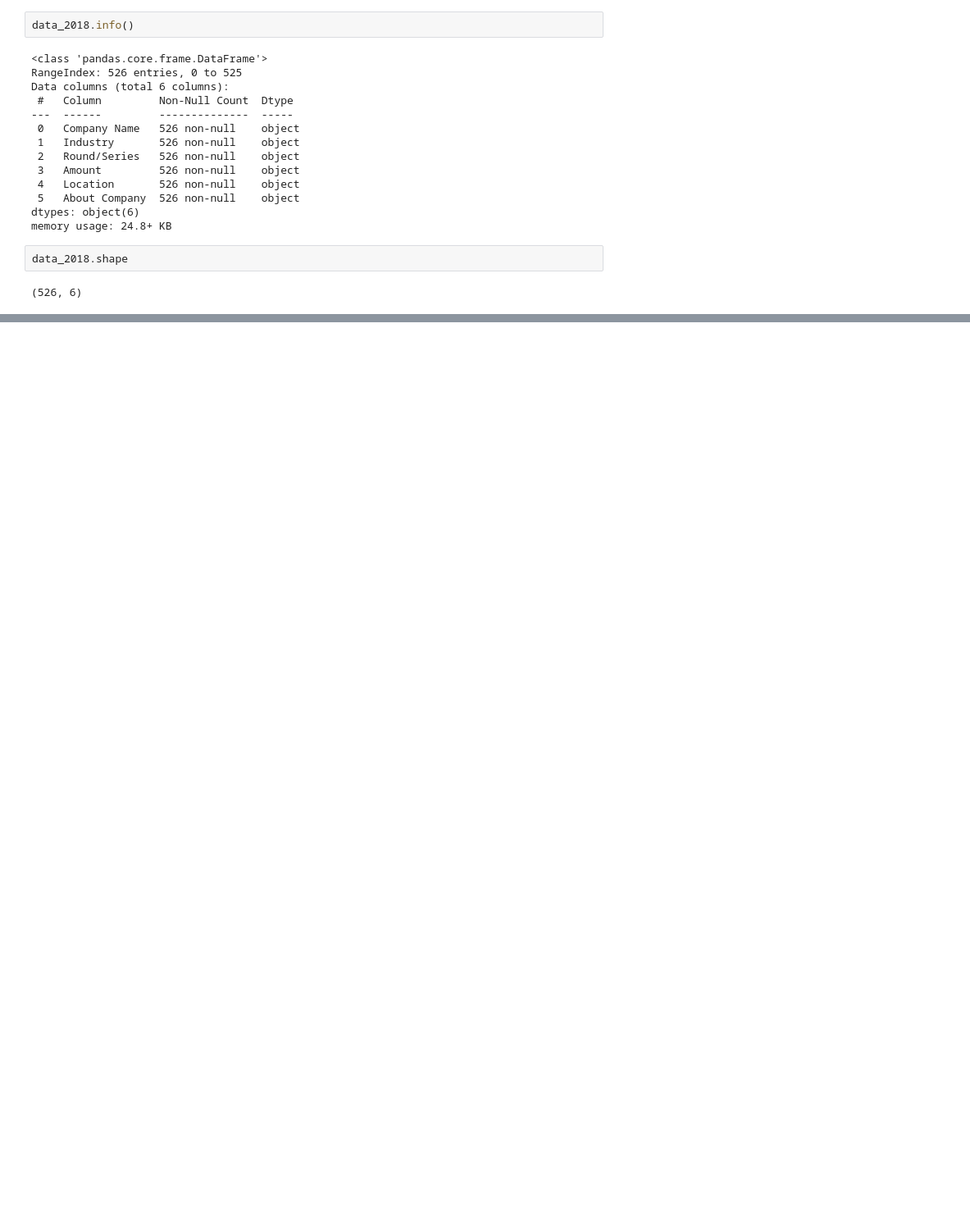
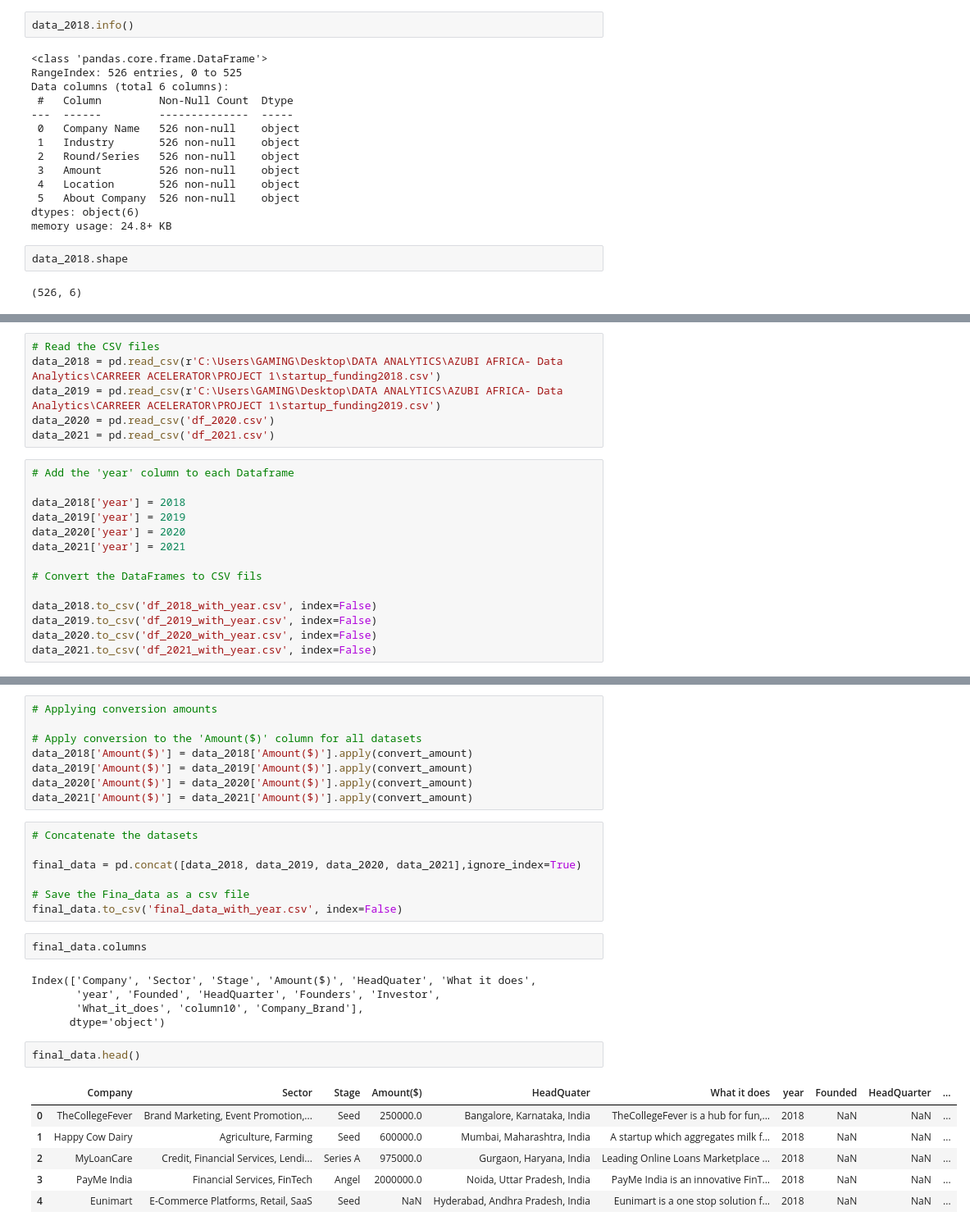
Before and after one commit to theleggero/Viability-of-the-Indian-Economy-for-new-businesses, a Jupyter notebook: Notebooks/project1.ipynb, the cells around one changed output, grey strips where cells are left out. Shown at 82% size. Cells and saved outputs as stored; diff of their text form; blank space fills up the shorter version.

Commit message:
Data Manipulation done to get all datasets into a final dataset as a csv file

```diff
--- a/Notebooks/project1.ipynb
+++ b/Notebooks/project1.ipynb
@@ -200,0 +249,20 @@ data_2018.shape
+# %%
+# Read the CSV files
+data_2018 = pd.read_csv(r'C:\Users\GAMING\Desktop\DATA ANALYTICS\AZUBI AFRICA- Data Analytics\CARREER ACELERATOR\PROJECT 1\startup_funding2018.csv')
+data_2019 = pd.read_csv(r'C:\Users\GAMING\Desktop\DATA ANALYTICS\AZUBI AFRICA- Data Analytics\CARREER ACELERATOR\PROJECT 1\startup_funding2019.csv')
+data_2020 = pd.read_csv('df_2020.csv')
+data_2021 = pd.read_csv('df_2021.csv')
+# %%
+# Add the 'year' column to each Dataframe
+
+data_2018['year'] = 2018
+data_2019['year'] = 2019
+data_2020['year'] = 2020
+data_2021['year'] = 2021
+
+# Convert the DataFrames to CSV fils
+
+data_2018.to_csv('df_2018_with_year.csv', index=False)
+data_2019.to_csv('df_2019_with_year.csv', index=False)
+data_2020.to_csv('df_2020_with_year.csv', index=False)
+data_2021.to_csv('df_2021_with_year.csv', index=False)
@@ -200,0 +310,31 @@ data_2018.shape
+# %%
+# Applying conversion amounts
+
+# Apply conversion to the 'Amount($)' column for all datasets
+data_2018['Amount($)'] = data_2018['Amount($)'].apply(convert_amount)
+data_2019['Amount($)'] = data_2019['Amount($)'].apply(convert_amount)
+data_2020['Amount($)'] = data_2020['Amount($)'].apply(convert_amount)
+data_2021['Amount($)'] = data_2021['Amount($)'].apply(convert_amount)
+# %%
+# Concatenate the datasets
+
+final_data = pd.concat([data_2018, data_2019, data_2020, data_2021],ignore_index=True)
+
+# Save the Fina_data as a csv file
+final_data.to_csv('final_data_with_year.csv', index=False)
+# %%
+final_data.columns
+# %% [output]
+Index(['Company', 'Sector', 'Stage', 'Amount($)', 'HeadQuater', 'What it does',
+       'year', 'Founded', 'HeadQuarter', 'Founders', 'Investor',
+       'What_it_does', 'column10', 'Company_Brand'],
+      dtype='object')
+# %%
+final_data.head()
+# %% [output]
+|  | Company | Sector | Stage | Amount($) | HeadQuater | What it does | year | Founded | HeadQuarter | ... |
+| 0 | TheCollegeFever | Brand Marketing, Event Promotion,... | Seed | 250000.0 | Bangalore, Karnataka, India | TheCollegeFever is a hub for fun,... | 2018 | NaN | NaN | ... |
+| 1 | Happy Cow Dairy | Agriculture, Farming | Seed | 600000.0 | Mumbai, Maharashtra, India | A startup which aggregates milk f... | 2018 | NaN | NaN | ... |
+| 2 | MyLoanCare | Credit, Financial Services, Lendi... | Series A | 975000.0 | Gurgaon, Haryana, India | Leading Online Loans Marketplace ... | 2018 | NaN | NaN | ... |
+| 3 | PayMe India | Financial Services, FinTech | Angel | 2000000.0 | Noida, Uttar Pradesh, India | PayMe India is an innovative FinT... | 2018 | NaN | NaN | ... |
+| 4 | Eunimart | E-Commerce Platforms, Retail, SaaS | Seed | NaN | Hyderabad, Andhra Pradesh, India | Eunimart is a one stop solution f... | 2018 | NaN | NaN | ... |
```
Also changed, not shown: parts of 18 cells of this notebook, 7 other files.
